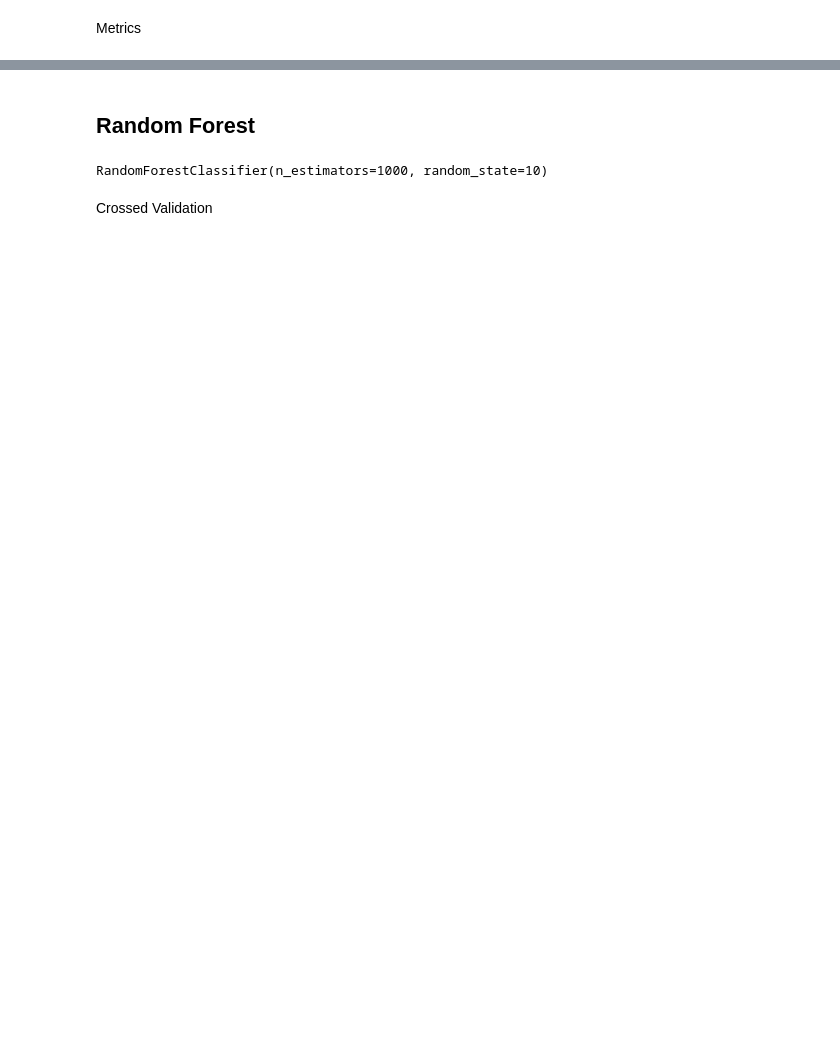
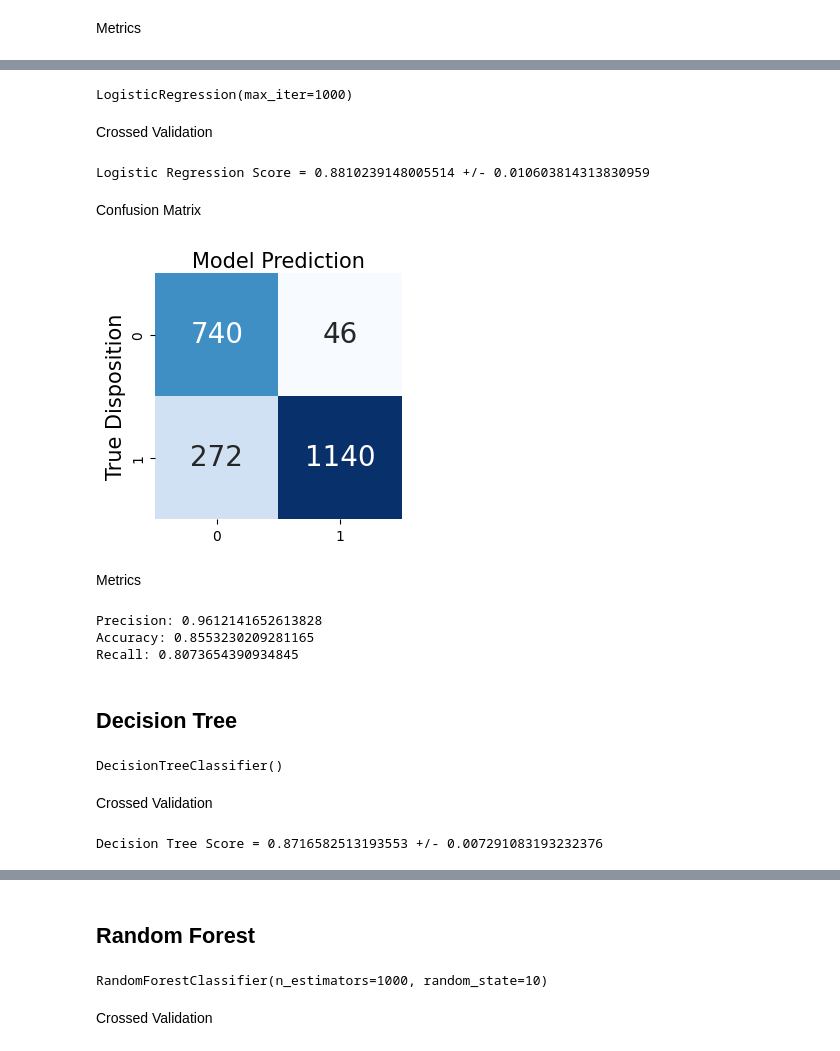
Before and after one commit to Arena05/ExoDetect-ML, a Jupyter notebook: Clasificacion_Supervisada.ipynb, the cells around one changed output, grey strips where cells are left out. Drawn from its saved outputs; the diff is of its cells as text; code cells hidden in the pictures; blank space fills up the shorter version.

```diff
--- a/Clasificacion_Supervisada.ipynb
+++ b/Clasificacion_Supervisada.ipynb
@@ -113,0 +188,44 @@ Recall: 0.8366197183098592
+# %%
+lr_3=LogisticRegression(max_iter=1000)
+lr_3.fit(X_train_scaled_3,y_train)
+# %% [output]
+LogisticRegression(max_iter=1000)
+# %% [markdown]
+Crossed Validation
+# %%
+scores_3=cross_val_score(lr_3,X_train_scaled_3,y_train)
+print(f'Logistic Regression Score = {scores_3.mean()} +/- {scores_3.std()}')
+# %% [output]
+Logistic Regression Score = 0.8810239148005514 +/- 0.010603814313830959
+# %%
+y_predict_3=lr_3.predict(X_test_scaled_3)
+# %% [markdown]
+Confusion Matrix
+# %%
+class_names=[0,0]
+fig,ax=plt.subplots(figsize=(3,3))
+tick_marks=(np.arange(len(class_names)))
+plt.xticks(tick_marks,class_names)
+plt.yticks(tick_marks,class_names)
+sns.heatmap(pd.DataFrame(confusion_matrix(y_test,y_predict_3)),annot=True,
+            cmap='Blues',fmt='g',cbar=False,
+            annot_kws={'size':20})
+ax.xaxis.set_label_position('top')
+plt.tight_layout()
+plt.ylabel('True Disposition', fontsize=15,y=0.5)
+plt.xlabel('Model Prediction', fontsize=15)
+plt.show()
+# %% [output]
+[figure, added]
+# %% [markdown]
+Metrics
+# %%
+print(f'Precision: {precision_score(y_test,y_predict_3)}')
+print(f'Accuracy: {accuracy_score(y_test,y_predict_3)}')
+print(f'Recall: {recall_score(y_test,y_predict_3)}')
+# %% [output]
+Precision: 0.9612141652613828
+Accuracy: 0.8553230209281165
+Recall: 0.8073654390934845
+# %% [markdown]
+## Decision Tree
@@ -113,0 +234,12 @@ Recall: 0.8366197183098592
+# %%
+dt=DecisionTreeClassifier()
+dt.fit(X_train_scaled_1,y_train)
+# %% [output]
+DecisionTreeClassifier()
+# %% [markdown]
+Crossed Validation
+# %%
+scores_dt=cross_val_score(dt,X_train_scaled_1,y_train)
+print(f'Decision Tree Score = {scores_dt.mean()} +/- {scores_dt.std()}')
+# %% [output]
+Decision Tree Score = 0.8716582513193553 +/- 0.007291083193232376
```
Also changed, not shown: parts of 33 cells of this notebook.
